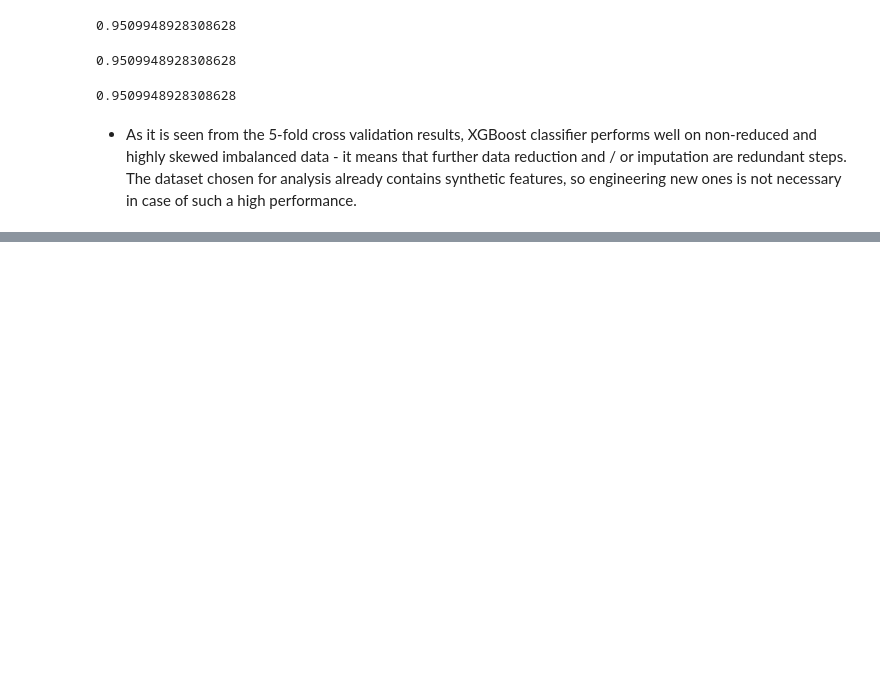
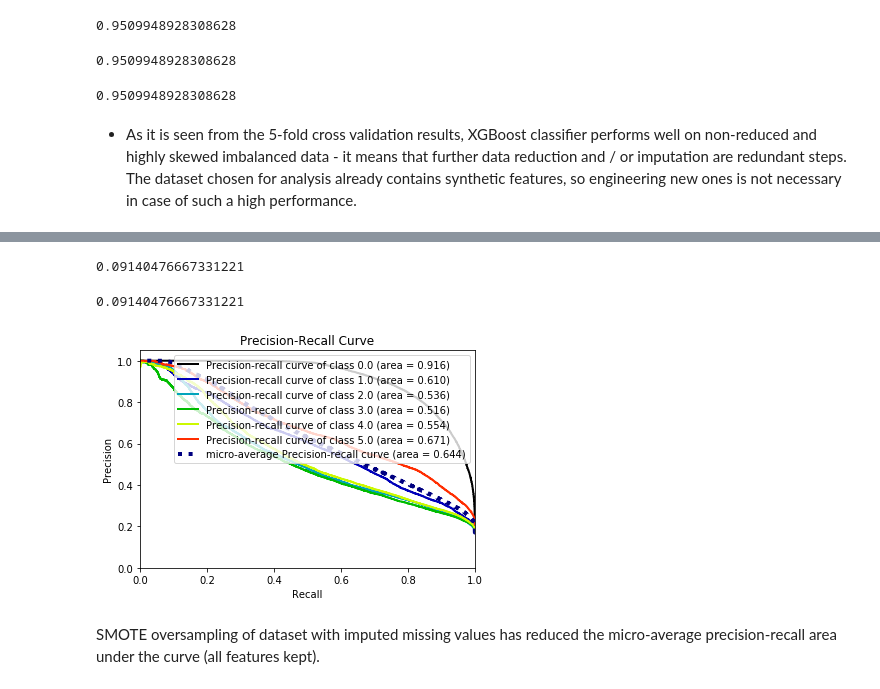
Before and after one commit to vcaramba/companies_bankruptcy_prediction, a Jupyter notebook: jupyter_notebooks/classifiers_comparison.ipynb, the cells around one changed output, grey strips where cells are left out. Saved outputs shown, nothing was run; the diff lists cells and outputs as text; code cells hidden in the pictures; blank space fills up the shorter version.

```diff
--- a/jupyter_notebooks/classifiers_comparison.ipynb
+++ b/jupyter_notebooks/classifiers_comparison.ipynb
@@ -125,0 +158,14 @@ np.mean(results['test_f1_score'])
+# %%
+from sklearn.impute import SimpleImputer
+import gc
+import numpy as np
+
+imp = SimpleImputer(missing_values=np.nan, strategy='mean')
+imp_data = imp.fit_transform(df)
+imp_data_df = pd.DataFrame(imp_data, index=df.index, columns=df.columns)
+
+X = imp_data_df[imp_data_df.columns.difference(['bankruptcy_after_years', 'class'])]
+Y = imp_data_df['bankruptcy_after_years']
+
+del imp_data, imp_data_df
+gc.collect()
@@ -125,0 +174,6 @@ np.mean(results['test_f1_score'])
+# %%
+from imblearn.over_sampling import SMOTE
+
+sm = SMOTE(random_state=111)
+X_res, y_res = sm.fit_resample(X, Y)
+X_res.describe()
@@ -125,0 +211,19 @@ np.mean(results['test_f1_score'])
+# %%
+results = validate('../models/xgboost_SMOTE.pkl', X_res, y_res)
+np.mean(results['test_precision'])
+# %% [output]
+0.09140476667331221
+# %%
+np.mean(results['test_recall'])
+# %% [output]
+0.09140476667331221
+# %%
+model = pickle.load(open('../models/xgboost_SMOTE.pkl','rb'))
+
+y_probas = model.predict_proba(X_res)
+plot_precision_recall_curve(y_res, y_probas)
+plt.show()
+# %% [output]
+[figure, added]
+# %% [markdown]
+SMOTE oversampling of dataset with imputed missing values has reduced the micro-average precision-recall area under the curve (all features kept).
```
Also changed, not shown: parts of 11 cells of this notebook, 2 other files.
